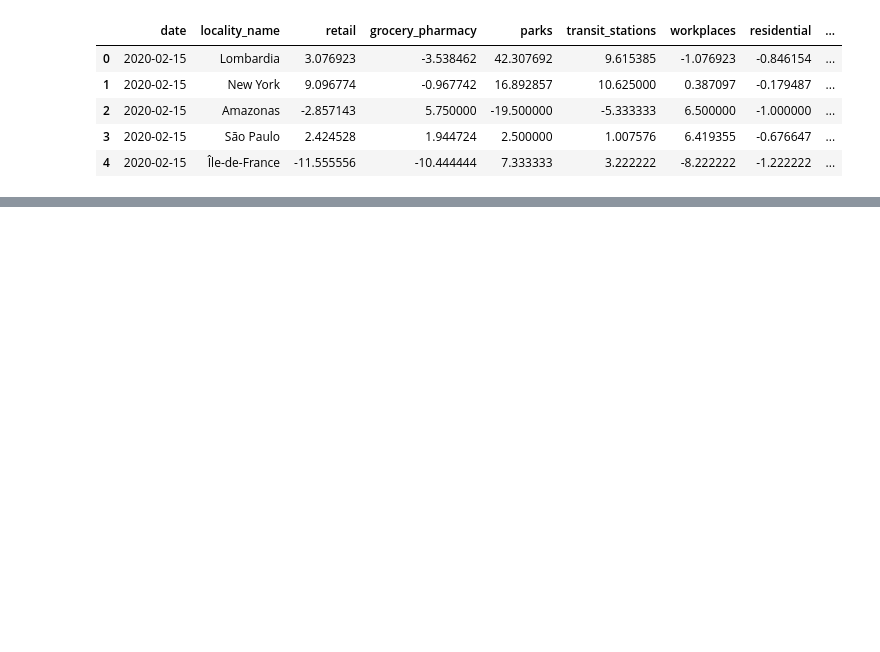
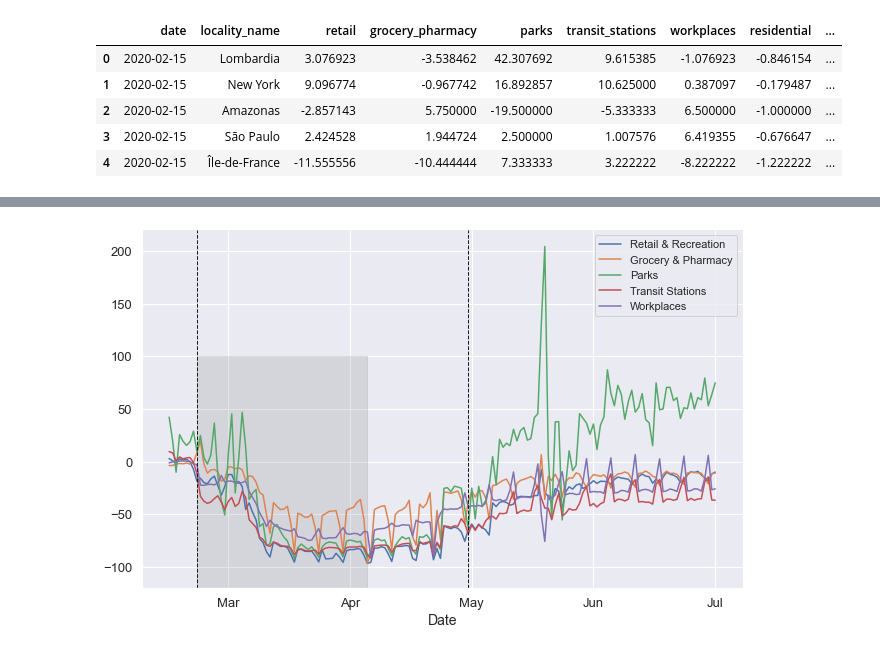
Before and after one commit to gabicavalcante/mcdm-covid19, a Jupyter notebook: _notebooks/MO-Covid19-Region.ipynb, the cells around one changed output, grey strips where cells are left out. Cells and saved outputs as stored; diff of their text form; code cells hidden in the pictures; blank space fills up the shorter version.

```diff
--- a/_notebooks/MO-Covid19-Region.ipynb
+++ b/_notebooks/MO-Covid19-Region.ipynb
@@ -97,3 +107,84 @@ data_period.head()
 | 2 | 2020-02-15 | Amazonas | -2.857143 | 5.750000 | -19.500000 | -5.333333 | 6.500000 | -1.000000 | ... |
 | 3 | 2020-02-15 | São Paulo | 2.424528 | 1.944724 | 2.500000 | 1.007576 | 6.419355 | -0.676647 | ... |
 | 4 | 2020-02-15 | Île-de-France | -11.555556 | -10.444444 | 7.333333 | 3.222222 | -8.222222 | -1.222222 | ... |
+# %%
+#hide_input
+import matplotlib.dates as mdates
+
+id_vars = ["date", "locality_name", "first_case_date", "restriction_date", "ease_restriction_date", "n_days_since_first_case", "n_days_since_restriction", "n_days_since_ease_restriction",]
+data_to_plot = data_period.melt(
+    id_vars,
+    var_name="category",
+    value_name="value"
+).query('locality_name=="Lombardia" and category!="residential" and date <= "2020-07-21"')
+
+long_regions_plot = sns.relplot(
+    x="date",
+    y="value",
+    hue="category",
+    data = data_to_plot,
+    col="locality_name",
+    col_wrap=2,
+    kind="line",
+    height=6,
+    legend="brief",
+    aspect=1.5,
+    markers=True,
+    dashes=True
+)
+
+
+long_regions_plot._legend.remove()
+
+# Iterate thorugh each axis
+for ax in long_regions_plot.axes:
+    ax.set(xlabel='Date', ylabel='')
+
+    handles, labels = ax.get_legend_handles_labels()
+    if handles:
+        set_labels = ['Retail & Recreation', 'Grocery & Pharmacy', 'Parks', 'Transit Stations', 'Workplaces'] #labels[1:]
+        ax.legend(handles=handles[1:], labels=set_labels, title="", fontsize=11, title_fontsize=11)
+
+
+    # Make x and y-axis labels slightly larger
+    ax.set_xlabel(ax.get_xlabel(), fontsize=14)
+    ax.set_ylabel(ax.get_ylabel(), fontsize=14)
+
+    # Make title more human-readable and larger
+    if ax.get_title():
+        ax.set_title("")
+
+    #set ticks every week
+    ax.xaxis.set_major_locator(mdates.WeekdayLocator())
+    #set major ticks format
+    ax.xaxis.set_major_formatter(mdates.DateFormatter('%b'))
+    ax.xaxis.set_major_locator(mdates.WeekdayLocator(interval=5))
+
+    # Make right ylabel more human-readable and larger
+    if ax.texts:
+        # This contains the right ylabel text
+        txt = ax.texts[0]
+        ax.text(txt.get_unitless_position()[0], txt.get_unitless_position()[1],
+              txt.get_text().split('=')[1],
+              transform=ax.transAxes,
+              va='center',
+              fontsize='xx-large')
+        # Remove the original text
+        ax.texts[0].remove()
+
+    ax.fill_between(data_to_plot.query("50 > n_days_since_restriction >= 0")["date"], -150, 100, color="gray", alpha=0.2)
+
+from datetime import datetime
+
+restriction_date = datetime.strptime('2020-02-23', '%Y-%m-%d')
+ease_restriction_date = datetime.strptime("2020-05-11", '%Y-%m-%d')
+
+plt.axvline(restriction_date, color='k', linestyle='dashed', linewidth=1)
+plt.axvline(ease_restriction_date, color='k', linestyle='dashed', linewidth=1)
+
+plt.tick_params(axis='both',labelsize=13)
+#plt.tick_params(axis='both',labelsize=13)
+
+axes = plt.gca()
+axes.set_ylim([-120, 220])
+# %% [output]
@@ -99,0 +192 @@ data_period.head()
+[figure, added]
```
Also changed, not shown: parts of 13 cells of this notebook, 2 other files.
